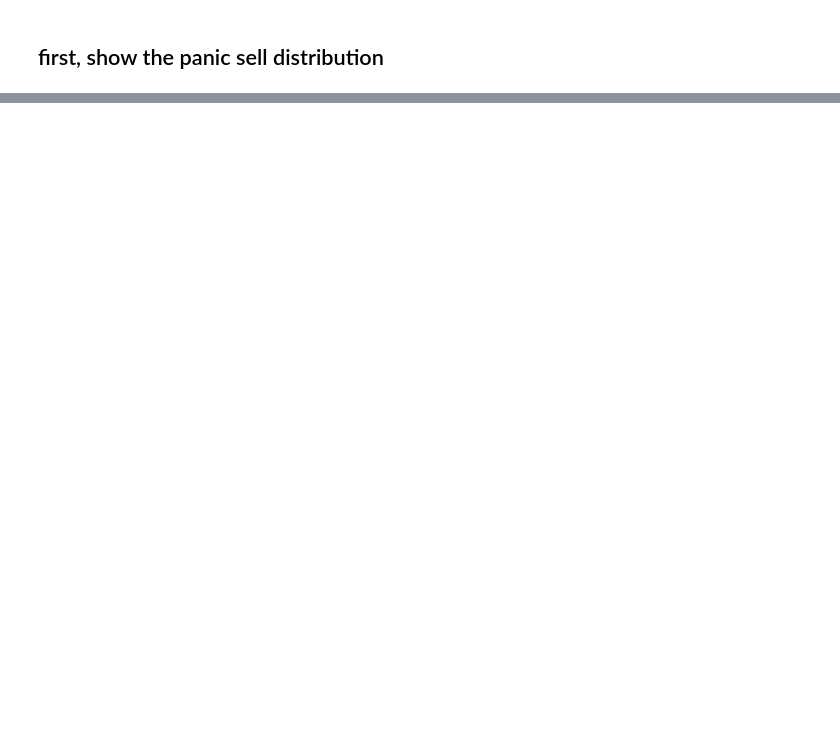
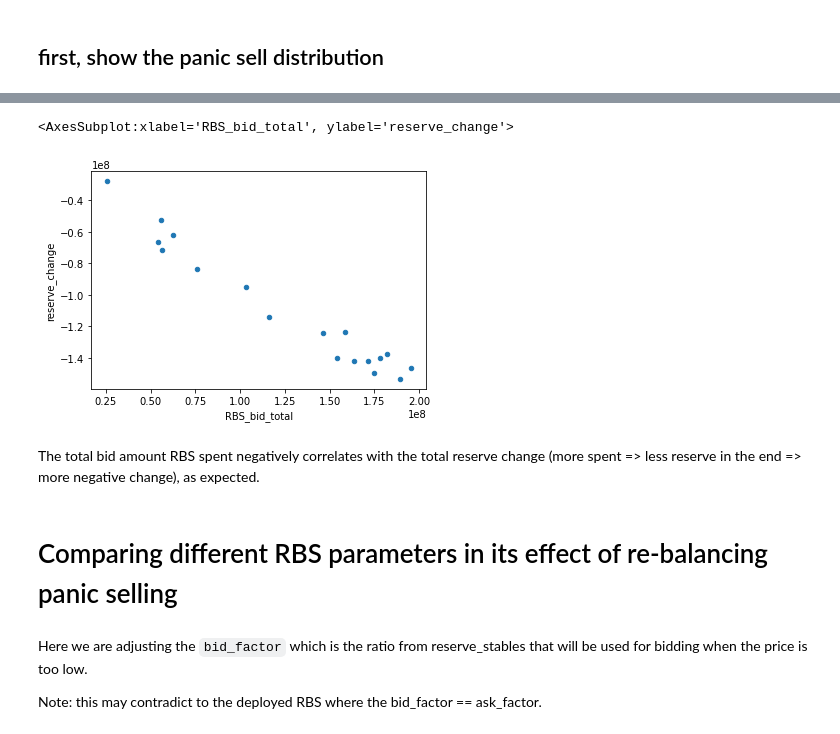
Before and after one commit to OlympusDAO/olympus-digital-twin, a Jupyter notebook: panic_selling_exp.ipynb, the cells around one changed output, grey strips where cells are left out. Drawn from its saved outputs; the diff is of its cells as text; code cells hidden in the pictures; blank space fills up the shorter version.

```diff
--- a/panic_selling_exp.ipynb
+++ b/panic_selling_exp.ipynb
@@ -158,0 +137,13 @@ plot_grouped_variables_average(variables_to_plot,grouping_variables,df1)
+# %%
+kpi_df.plot(kind='scatter',x='RBS_bid_total',y='reserve_change')
+# %% [output]
+<AxesSubplot:xlabel='RBS_bid_total', ylabel='reserve_change'>
+[figure, added]
+# %% [markdown]
+The total bid amount RBS spent negatively correlates with the total reserve change (more spent => less reserve in the end => more negative change), as expected.
+# %% [markdown]
+# Comparing different RBS parameters in its effect of re-balancing panic selling
+# %% [markdown]
+Here we are adjusting the `bid_factor` which is the ratio from reserve_stables that will be used for bidding when the price is too low.
+
+Note: this may contradict to the deployed RBS where the bid_factor == ask_factor.
```
Also changed, not shown: parts of 34 cells of this notebook, 3 other files.
